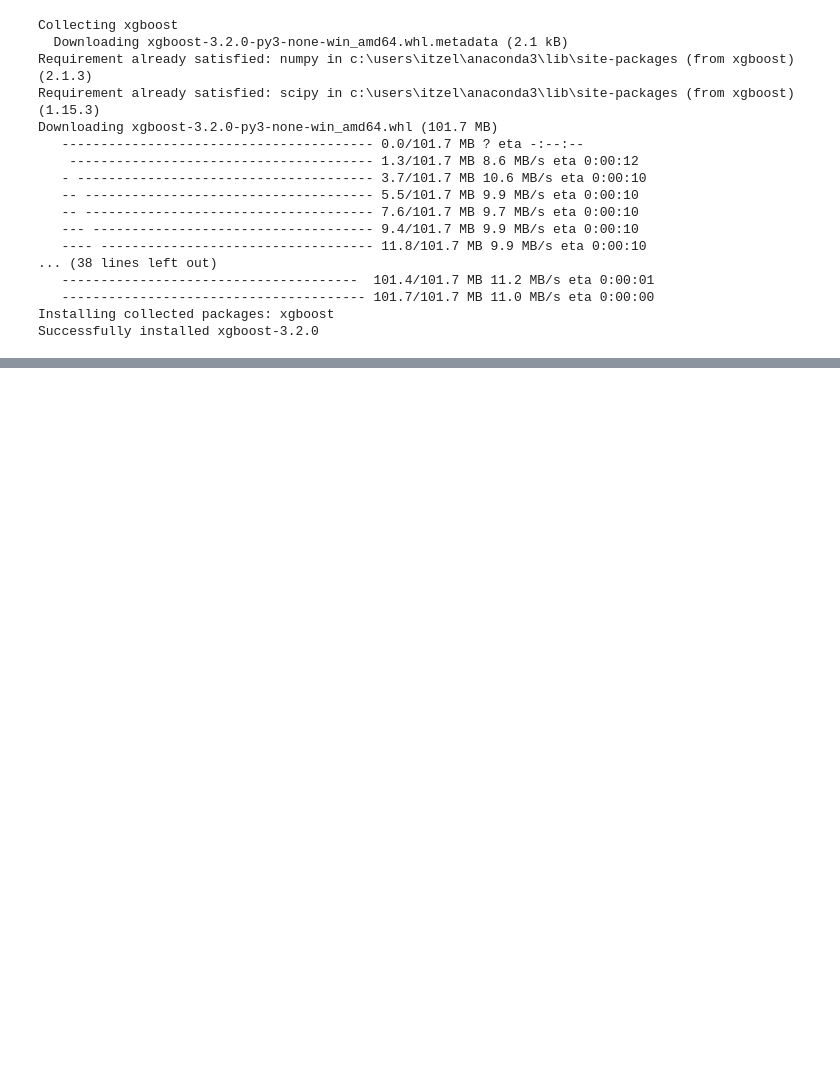
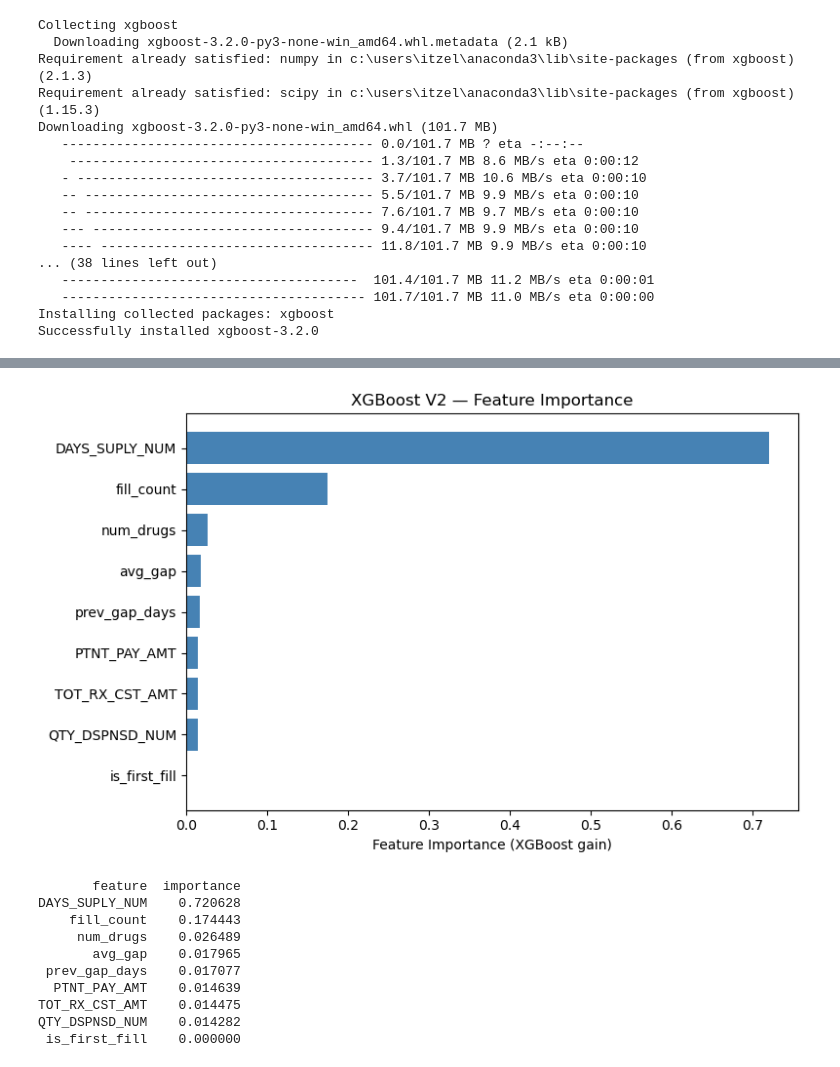
Before and after one commit to ItzelSoto/MATH-UoL-Hackathon, a Jupyter notebook: Pharmacy2U_Project_A.ipynb, the cells around one changed output, grey strips where cells are left out. Saved outputs shown, nothing was run; the diff lists cells and outputs as text; code cells hidden in the pictures; blank space fills up the shorter version.

Commit message:
Different Model Versions and Combined Feature Engineering from Patient-level Data "Beneficiary Summary Document"

```diff
--- a/Pharmacy2U_Project_A.ipynb
+++ b/Pharmacy2U_Project_A.ipynb
@@ -567,3 +567,27 @@ Classification Report:
     accuracy                           0.58     97142
    macro avg       0.57      0.59      0.56     97142
 weighted avg       0.66      0.58      0.60     97142
+# %%
+# XGBoost V2 — 9 features (avg_gap + num_drugs added)
+X_train_V2 = train[FEATURES_V2]
+X_test_V2  = test[FEATURES_V2]
+
+xgb_model_V2 = XGBClassifier(
+    n_estimators=300,
+    max_depth=6,
+    learning_rate=0.1,
+    scale_pos_weight=scale,
+    random_state=42,
+    eval_metric='aucpr',
+    verbosity=0
+)
+xgb_model_V2.fit(X_train_V2, y_train)
+
+y_pred_proba_xgb_V2 = xgb_model_V2.predict_proba(X_test_V2)[:, 1]
+pr_auc_xgb_V2 = average_precision_score(y_test, y_pred_proba_xgb_V2)
+
+print(f"PR-AUC (XGBoost V2 - 9 features): {pr_auc_xgb_V2:.4f}")
+print(f"PR-AUC (XGBoost V1 - 7 features): 0.8003")
+print(f"PR-AUC (Logistic Reg):             0.7919")
+print("\nClassification Report:")
+print(classification_report(y_test, xgb_model_V2.predict(X_test_V2)))
@@ -569,0 +608,31 @@ weighted avg       0.66      0.58      0.60     97142
+# %%
+import matplotlib.pyplot as plt
+
+# Get feature importances from XGBoost V2
+importance_df = pd.DataFrame({
+    'feature': FEATURES_V2,
+    'importance': xgb_model_V2.feature_importances_
+}).sort_values('importance', ascending=True)
+
+# Plot
+fig, ax = plt.subplots(figsize=(8, 5))
+ax.barh(importance_df['feature'], importance_df['importance'], color='steelblue')
+ax.set_xlabel('Feature Importance (XGBoost gain)')
+ax.set_title('XGBoost V2 — Feature Importance')
+plt.tight_layout()
+plt.show()
+
+# Also print the values
+print(importance_df.sort_values('importance', ascending=False).to_string(index=False))
+# %% [output]
+[figure, added]
+       feature  importance
+DAYS_SUPLY_NUM    0.720628
+    fill_count    0.174443
+     num_drugs    0.026489
+       avg_gap    0.017965
+ prev_gap_days    0.017077
+  PTNT_PAY_AMT    0.014639
+TOT_RX_CST_AMT    0.014475
+QTY_DSPNSD_NUM    0.014282
+ is_first_fill    0.000000
```
Also changed, not shown: parts of 14 cells of this notebook.
